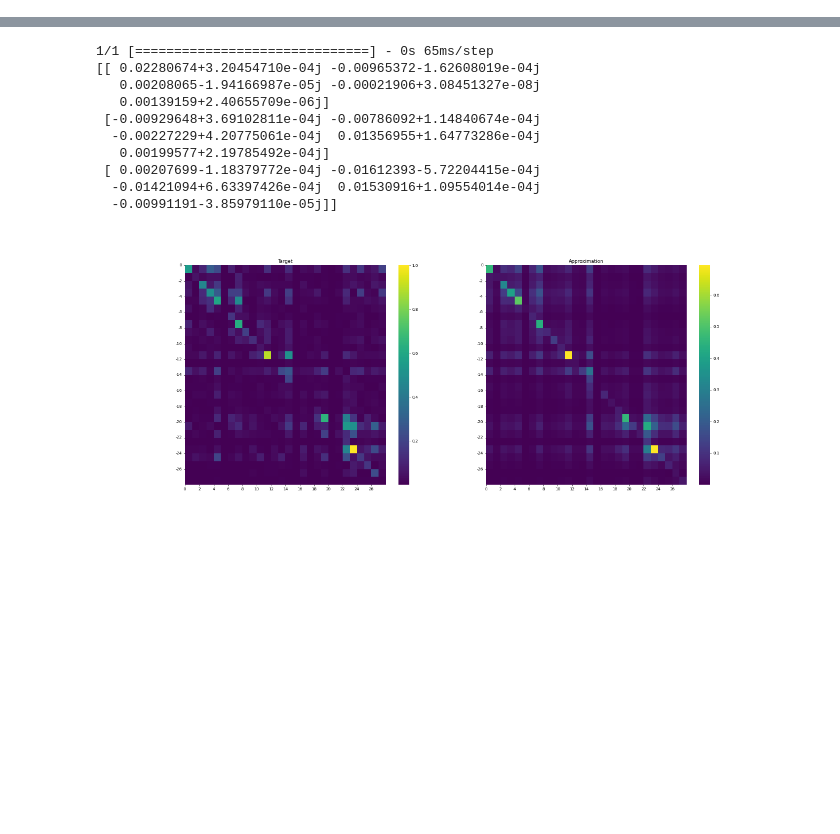
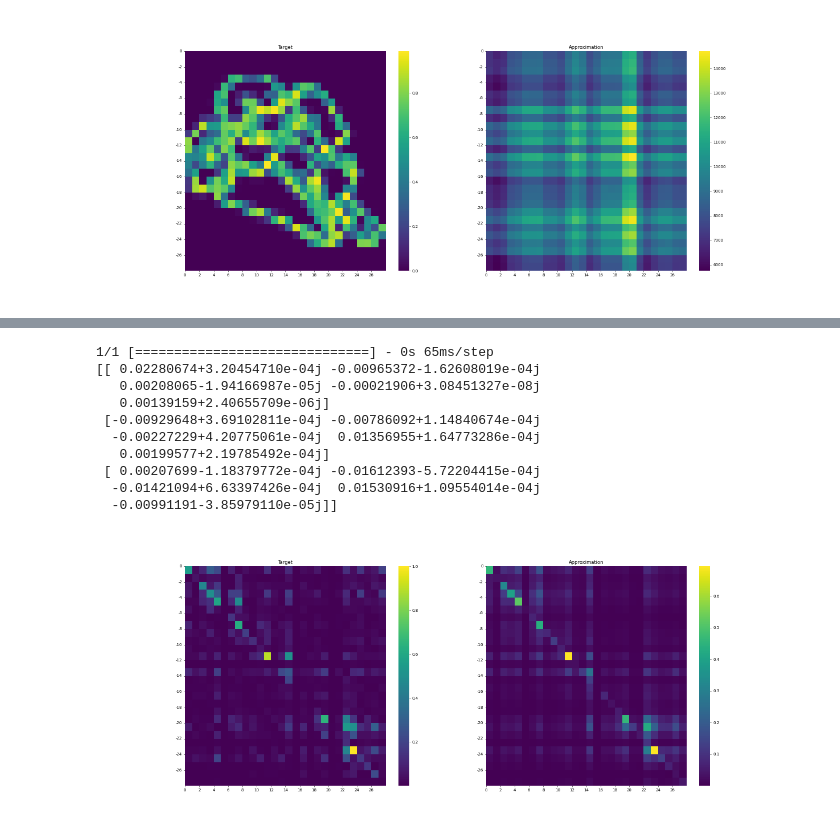
Before and after one commit to w41g87/jsi, a Jupyter notebook: nn.ipynb, the cells around one changed output, grey strips where cells are left out. Drawn from its saved outputs; the diff is of its cells as text; code cells hidden in the pictures; blank space fills up the shorter version.

```diff
--- a/nn.ipynb
+++ b/nn.ipynb
@@ -163,0 +177,22 @@ INFO:tensorflow:Assets written to: ./nn_chkpt/assets
+# %%
+import cv2
+
+duck = cv2.imread('duck_pix.png', cv2.IMREAD_UNCHANGED)
+duck = cv2.resize(duck, dsize=(28, 28), interpolation=cv2.INTER_LINEAR)[:, :, -1] / 255
+
+rand = np.random.uniform(size=(28, 28))
+
+nodes = 28
+n_rings = 5
+length = 5
+padding = 0
+kernel = jsi.JsiKernel(nodes, padding, n_rings, length)
+
+pred = model.predict(tf.constant([duck, rand]))
+output = kernel.call_flat(pred[0])
+try:
+    plt.close(fig)
+except:
+    pass
+fig = jsi.pltCtst(duck, output, 0, 0, 28, 28)
+# %% [output]
@@ -164,3 +200,4 @@ INFO:tensorflow:Assets written to: ./nn_chkpt/assets
+[figure, added]
 # %%
 # verify against mnist data
 # index of the mnist model
```
Also changed, not shown: parts of 9 cells of this notebook, 4 other files.
